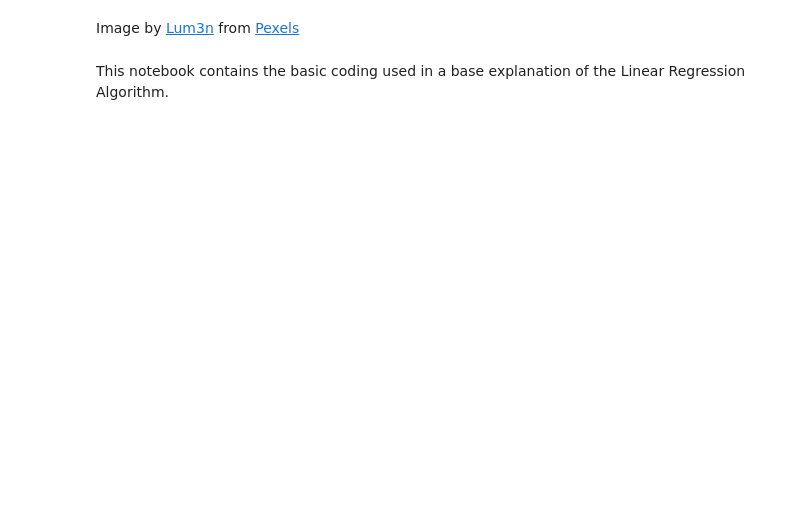
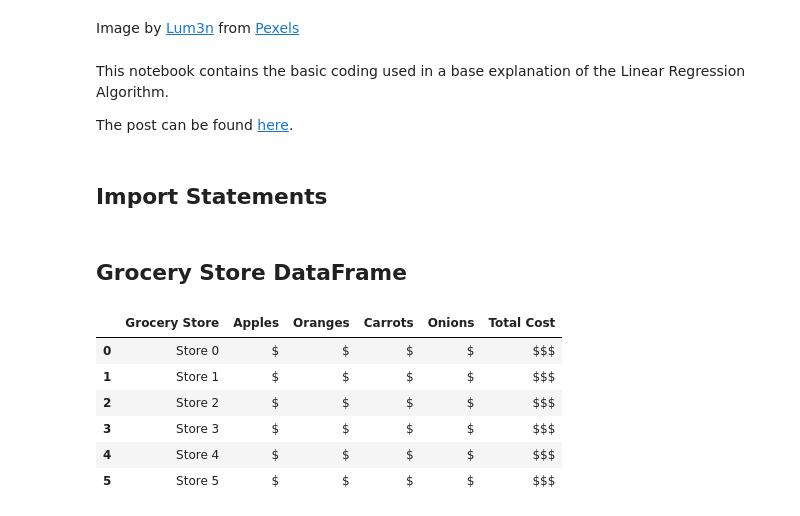
Before and after one commit to ismizu/linear_regression_basic_explanation, a Jupyter notebook: Linear Regression Blog Coding Sections.ipynb, the cells around one changed output. Saved outputs shown, nothing was run; the diff lists cells and outputs as text; code cells hidden in the pictures; blank space fills up the shorter version.

```diff
--- a/Linear Regression Blog Coding Sections.ipynb
+++ b/Linear Regression Blog Coding Sections.ipynb
@@ -6,3 +6,7 @@
 Image by [Lum3n](https://www.pexels.com/@lum3n-44775) from [Pexels](https://www.pexels.com/)
 # %% [markdown]
 This notebook contains the basic coding used in a base explanation of the Linear Regression Algorithm.
+
+The post can be found [here](https://ismizu.medium.com/machine-learning-in-laymans-terms-linear-regression-with-groceries-6a595d1242d).
+# %% [markdown]
+## Import Statements
@@ -8,0 +15,25 @@ This notebook contains the basic coding used in a base explanation of the Linear
+# %% [markdown]
+## Grocery Store DataFrame
+# %%
+#Creates a dictionary 6 stores, labeled Store 0-5
+store_list = [
+    {'Grocery Store': f'Store {x}',
+     'Apples': '$',
+     'Oranges': '$',
+     'Carrots': '$',
+     'Onions': '$',
+     'Total Cost': '$$$'
+    }
+    for x in range(0, 6)
+]
+#Converts the dictionary into a DataFrame
+grocery_stores = pd.DataFrame(data = store_list)
+grocery_stores
+# %% [output]
+|  | Grocery Store | Apples | Oranges | Carrots | Onions | Total Cost |
+| 0 | Store 0 | $ | $ | $ | $ | $$$ |
+| 1 | Store 1 | $ | $ | $ | $ | $$$ |
+| 2 | Store 2 | $ | $ | $ | $ | $$$ |
+| 3 | Store 3 | $ | $ | $ | $ | $$$ |
+| 4 | Store 4 | $ | $ | $ | $ | $$$ |
+| 5 | Store 5 | $ | $ | $ | $ | $$$ |
```
Also changed, not shown: parts of 6 cells of this notebook, 5 other files.
